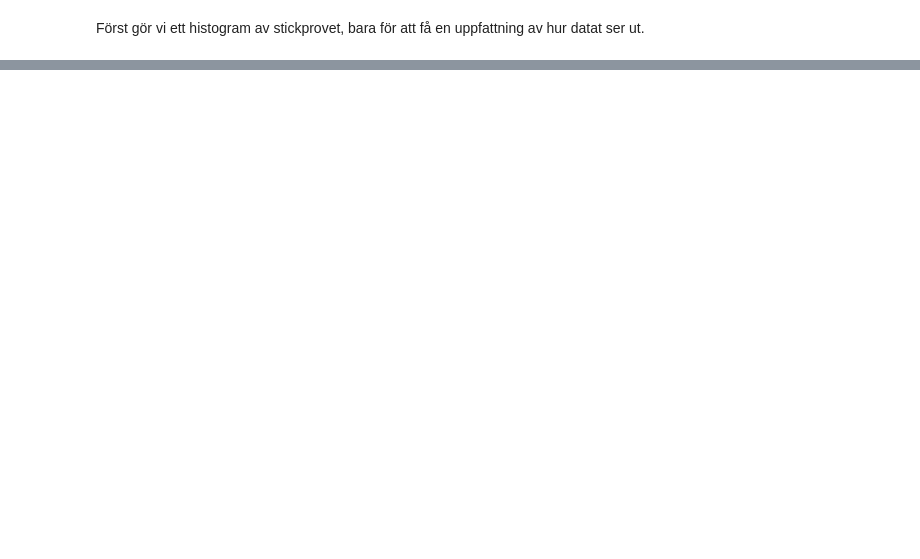
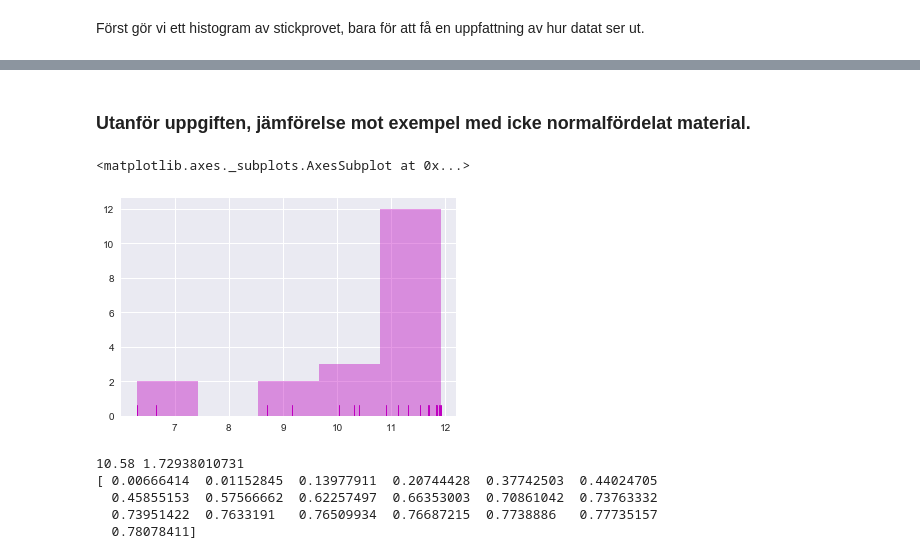
Before and after one commit to statisticalbiotechnology/kd1280, a Jupyter notebook: kap3/Exercise3.1.ipynb, the cells around one changed output, grey strips where cells are left out. Saved outputs shown, nothing was run; the diff lists cells and outputs as text; code cells hidden in the pictures; blank space fills up the shorter version.

```diff
--- a/kap3/Exercise3.1.ipynb
+++ b/kap3/Exercise3.1.ipynb
@@ -41,0 +42,27 @@ plt.ylabel("Kumulativ sannolikhet")
+# %% [markdown]
+### Utanför uppgiften, jämförelse mot exempel med icke normalfördelat material.
+# %%
+stickprov = [11.68, 11.12, 11.92, 11.82, 11.31, 11.88, 11.84, 11.69, 11.53, 6.30, 9.17, 10.04,
+6.65, 10.91, 10.32, 8.71, 11.83, 11.90, 10.40]
+sns.distplot(pd.DataFrame(stickprov), rug=True, kde=False, color="m")
+# %% [output]
+<matplotlib.axes._subplots.AxesSubplot at 0x...>
+[figure, added]
+# %%
+stickprov.sort()
+medel = np.mean(stickprov)
+standardavvikelse = np.std(stickprov,ddof=1)
+
+print medel, standardavvikelse
+
+kumulativ_sannolikhet=norm.cdf(stickprov,loc=medel, scale=standardavvikelse)
+steg = 1.0/(len(stickprov)+1.0)
+relativrank = [(a+1.0)*steg for a in range(len(stickprov))]
+
+print kumulativ_sannolikhet
+# %% [output]
+10.58 1.72938010731
+[ 0.00666414  0.01152845  0.13977911  0.20744428  0.37742503  0.44024705
+  0.45855153  0.57566662  0.62257497  0.66353003  0.70861042  0.73763332
+  0.73951422  0.7633191   0.76509934  0.76687215  0.7738886   0.77735157
+  0.78078411]
```
Also changed, not shown: parts of 3 cells of this notebook, 7 other files.
